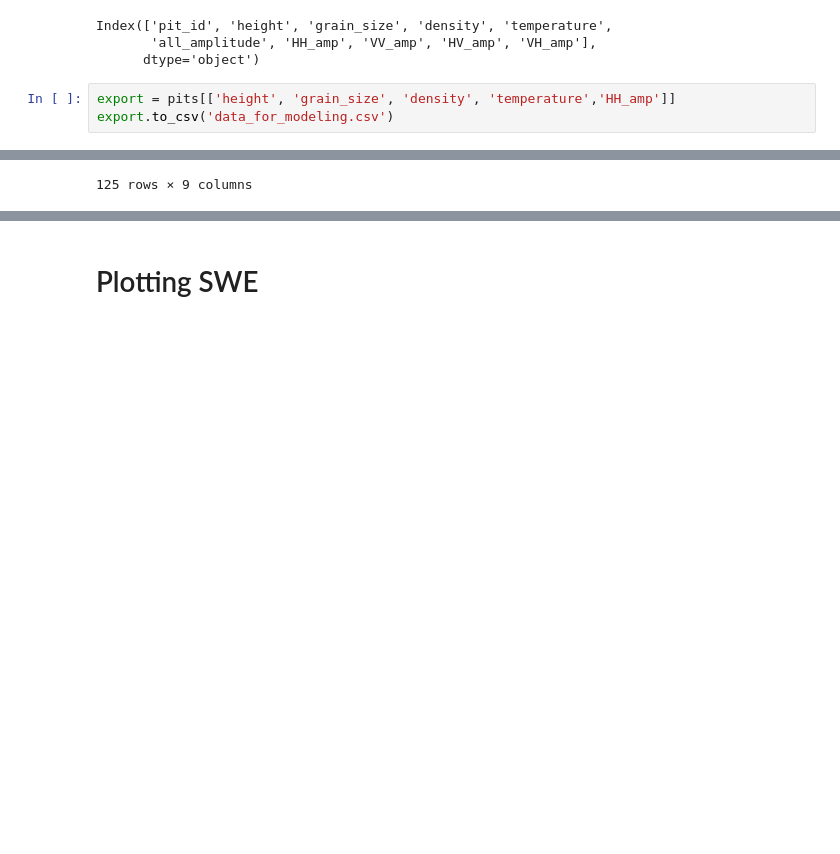
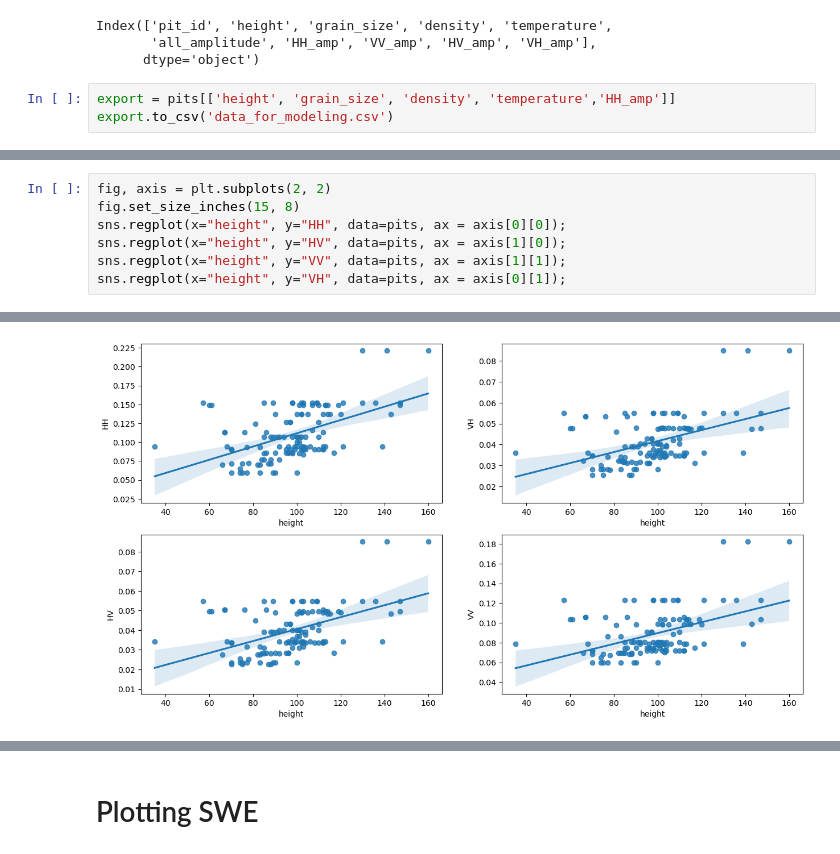
Before and after one commit to anuhyabs/radar_prediction, a Jupyter notebook: contributors/Aaliyah/Plots.ipynb, the cells around one changed output, grey strips where cells are left out. Saved outputs shown, nothing was run; the diff lists cells and outputs as text; blank space fills up the shorter version.

```diff
--- a/contributors/Aaliyah/Plots.ipynb
+++ b/contributors/Aaliyah/Plots.ipynb
@@ -147,2 +174,8 @@ plt.show()
 # %%
+fig, axis = plt.subplots(2, 2)
+fig.set_size_inches(15, 8)
+sns.regplot(x="height", y="HH", data=pits, ax = axis[0][0]);
+sns.regplot(x="height", y="HV", data=pits, ax = axis[1][0]);
+sns.regplot(x="height", y="VV", data=pits, ax = axis[1][1]);
+sns.regplot(x="height", y="VH", data=pits, ax = axis[0][1]);
 # %% [output]
@@ -161 +182 @@ plt.show()
-125 rows × 9 columns
+[figure, added]
```
Also changed, not shown: parts of 20 cells of this notebook, 1 other file.
